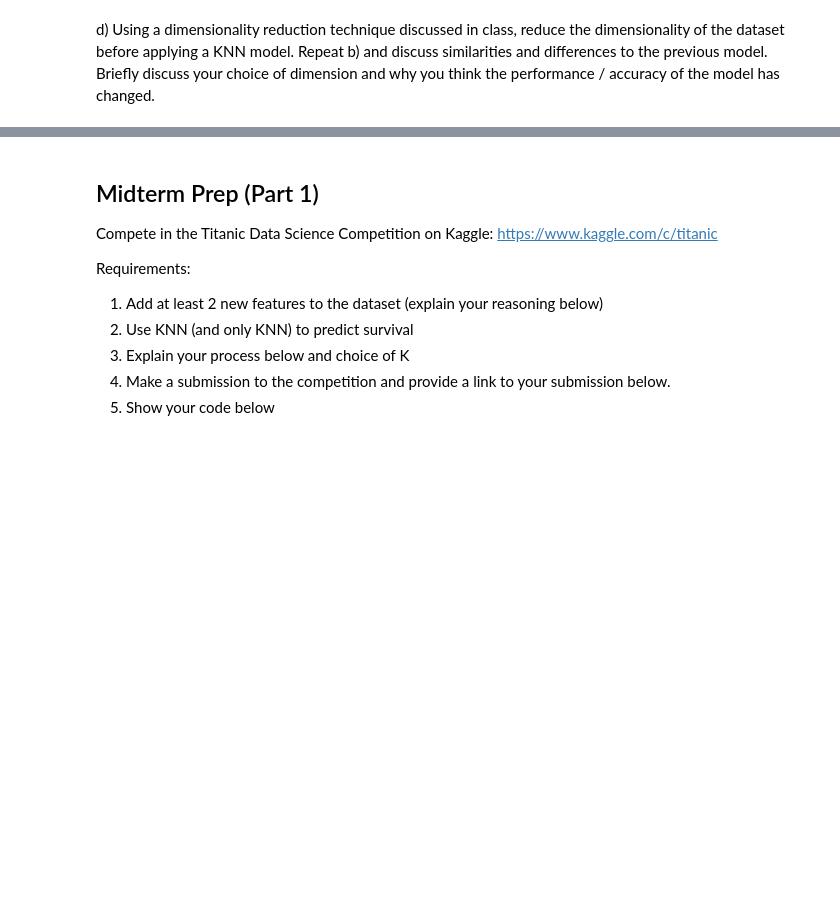
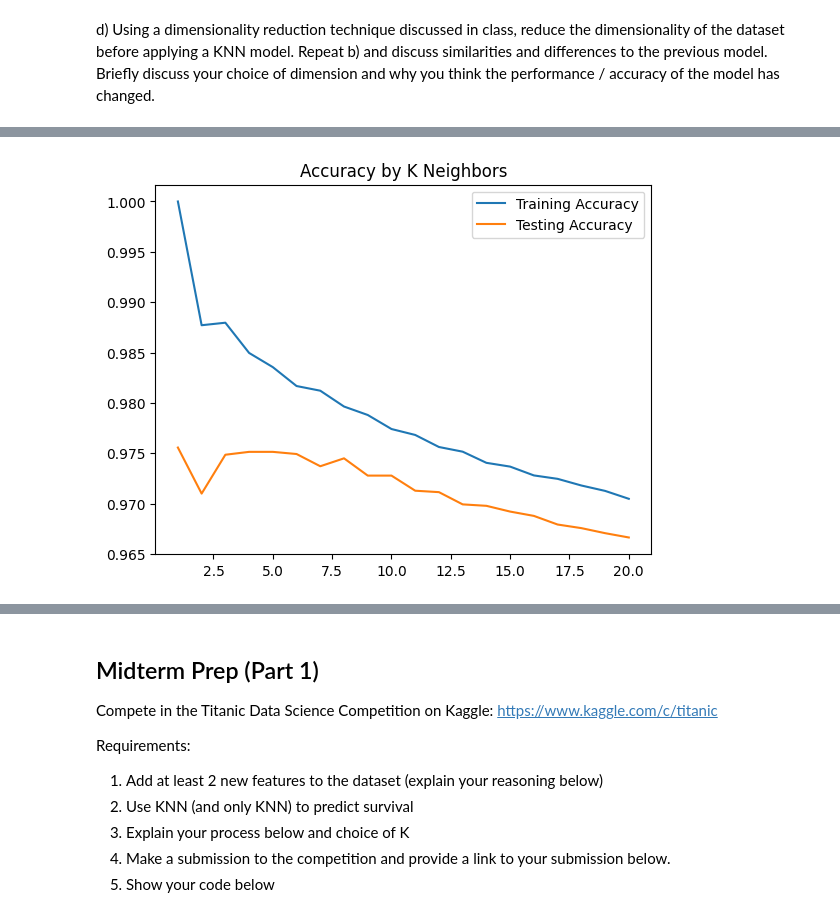
Before and after one commit to kbbtan/Data-Science-Fundamentals, a Jupyter notebook: lecture_12/worksheet_12.ipynb, the cells around one changed output, grey strips where cells are left out. Saved outputs shown, nothing was run; the diff lists cells and outputs as text; code cells hidden in the pictures; blank space fills up the shorter version.

```diff
--- a/lecture_12/worksheet_12.ipynb
+++ b/lecture_12/worksheet_12.ipynb
@@ -322,0 +334,17 @@ model.fit(...)
+# %%
+# Repeat experiment with approximated dataset.
+# Collect data from running on values of K.
+k = [i for i in range(1, 21)]
+training_acc = []
+testing_acc = []
+
+for i in k:
+    print("Training ", i)
+    # Train on a value of k.
+    neigh = KNeighborsClassifier(n_neighbors=i)
+    neigh.fit(X_train_approx, y_train)
+
+    print("Testing ", i)
+    # Calculate accuracy for both training and testing set.
+    training_acc.append(neigh.score(X_train_approx, y_train))
+    testing_acc.append(neigh.score(X_test, y_test))
@@ -322,0 +369,8 @@ model.fit(...)
+# %%
+plt.title("Accuracy by K Neighbors")
+plt.plot(k, training_acc, label="Training Accuracy")
+plt.plot(k, testing_acc, label="Testing Accuracy")
+plt.legend(loc="upper right")
+plt.show()
+# %% [output]
+[figure, added]
```
Also changed, not shown: parts of 5 cells of this notebook.
